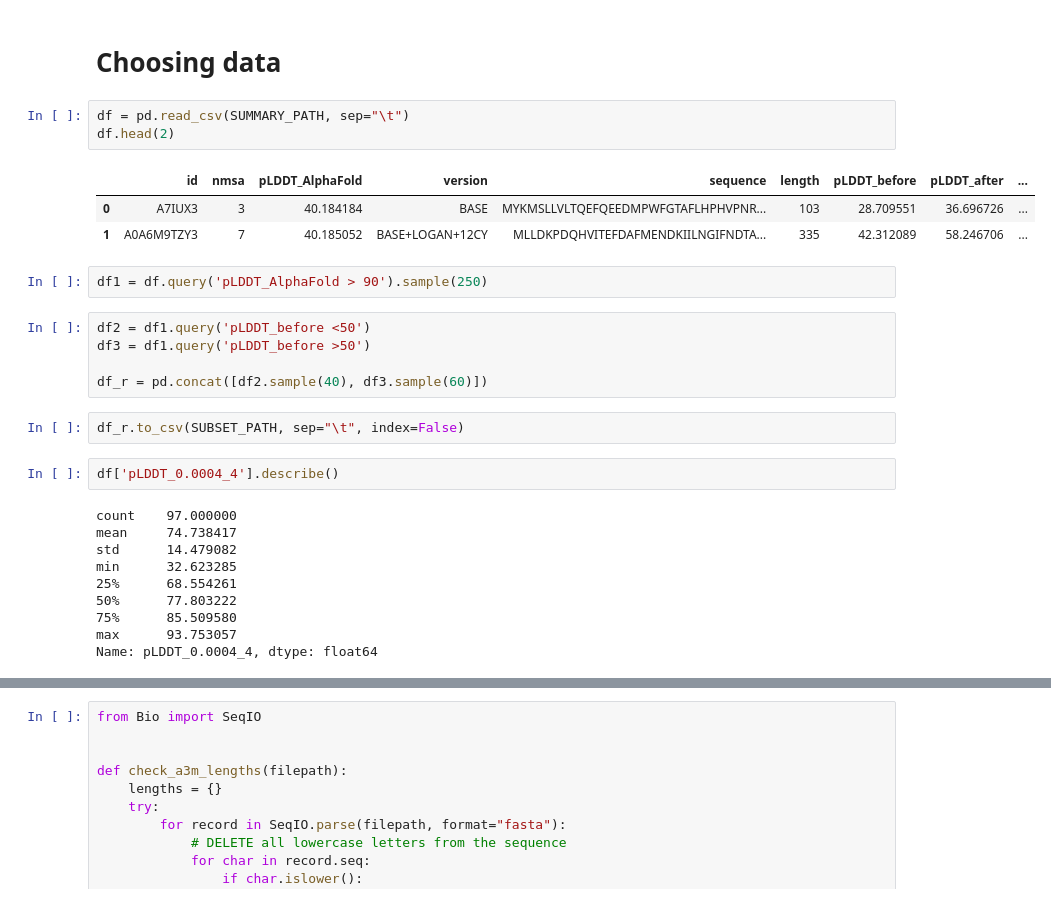
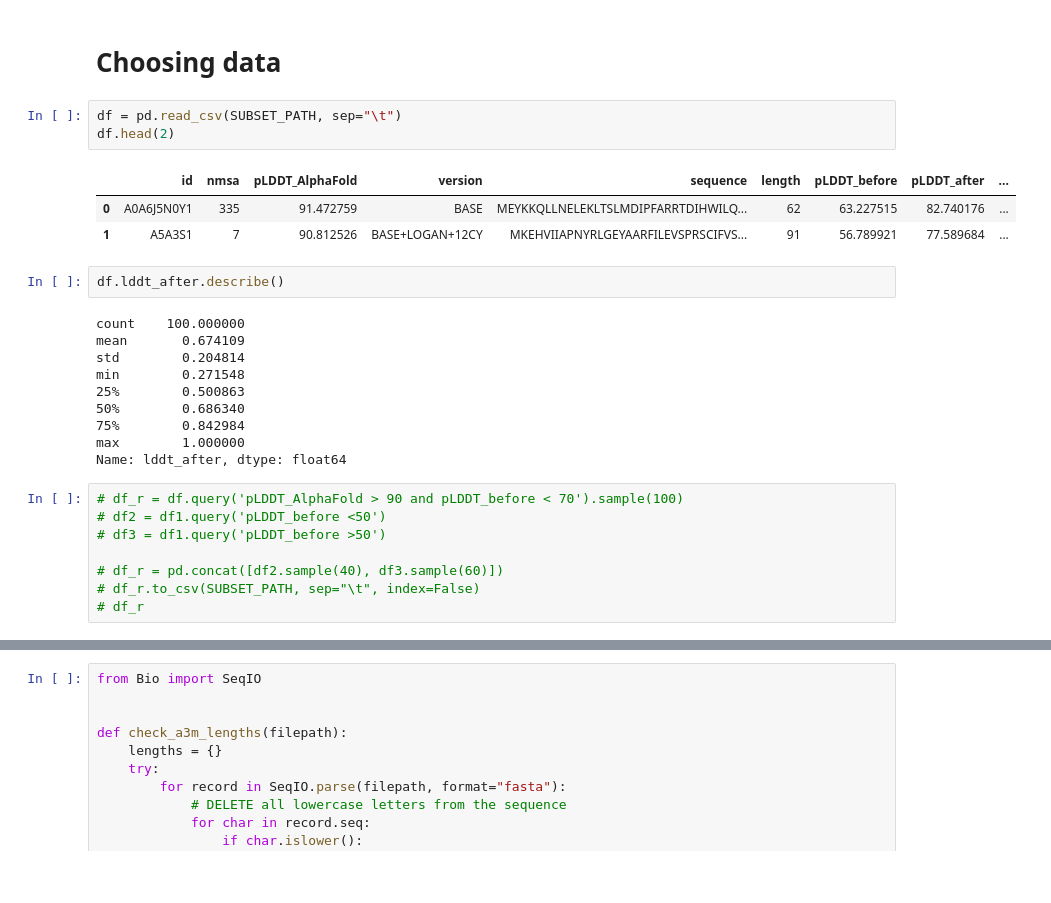
Before and after one commit to pimenol/ProteinTTT, a Jupyter notebook: notebooks/ProteinTTT_MSA.ipynb, the cells around one changed output, grey strips where cells are left out. Saved outputs shown, nothing was run; the diff lists cells and outputs as text; blank space fills up the shorter version.

```diff
--- a/notebooks/ProteinTTT_MSA.ipynb
+++ b/notebooks/ProteinTTT_MSA.ipynb
@@ -30,30 +33,29 @@ SUBSET_PATH = base_path / 'proteinttt_msa_testset.tsv'
 # %% [markdown]
 # Choosing data
 # %%
-df = pd.read_csv(SUMMARY_PATH, sep="\t")
+df = pd.read_csv(SUBSET_PATH, sep="\t")
 df.head(2)
 # %% [output]
 |  | id | nmsa | pLDDT_AlphaFold | version | sequence | length | pLDDT_before | pLDDT_after | ... |
-| 0 | A7IUX3 | 3 | 40.184184 | BASE | MYKMSLLVLTQEFQEEDMPWFGTAFLHPHVPNR... | 103 | 28.709551 | 36.696726 | ... |
-| 1 | A0A6M9TZY3 | 7 | 40.185052 | BASE+LOGAN+12CY | MLLDKPDQHVITEFDAFMENDKIILNGIFNDTA... | 335 | 42.312089 | 58.246706 | ... |
+| 0 | A0A6J5N0Y1 | 335 | 91.472759 | BASE | MEYKKQLLNELEKLTSLMDIPFARRTDIHWILQ... | 62 | 63.227515 | 82.740176 | ... |
+| 1 | A5A3S1 | 7 | 90.812526 | BASE+LOGAN+12CY | MKEHVIIAPNYRLGEYAARFILEVSPRSCIFVS... | 91 | 56.789921 | 77.589684 | ... |
-# %%
-df1 = df.query('pLDDT_AlphaFold > 90').sample(250)
+# %%
+df.lddt_after.describe()
+# %% [output]
+count    100.000000
+mean       0.674109
+std        0.204814
+min        0.271548
+25%        0.500863
+50%        0.686340
+75%        0.842984
+max        1.000000
+Name: lddt_after, dtype: float64
 # %%
-df2 = df1.query('pLDDT_before <50')
-df3 = df1.query('pLDDT_before >50')
+# df_r = df.query('pLDDT_AlphaFold > 90 and pLDDT_before < 70').sample(100)
+# df2 = df1.query('pLDDT_before <50')
+# df3 = df1.query('pLDDT_before >50')
 
-df_r = pd.concat([df2.sample(40), df3.sample(60)])
+# df_r = pd.concat([df2.sample(40), df3.sample(60)])
+# df_r.to_csv(SUBSET_PATH, sep="\t", index=False)
+# df_r
-# %%
-df_r.to_csv(SUBSET_PATH, sep="\t", index=False)
-# %%
-df['pLDDT_0.0004_4'].describe()
-# %% [output]
-count    97.000000
-mean     74.738417
-std      14.479082
-min      32.623285
-25%      68.554261
-50%      77.803222
-75%      85.509580
-max      93.753057
-Name: pLDDT_0.0004_4, dtype: float64
```
Also changed, not shown: parts of 21 cells of this notebook.
